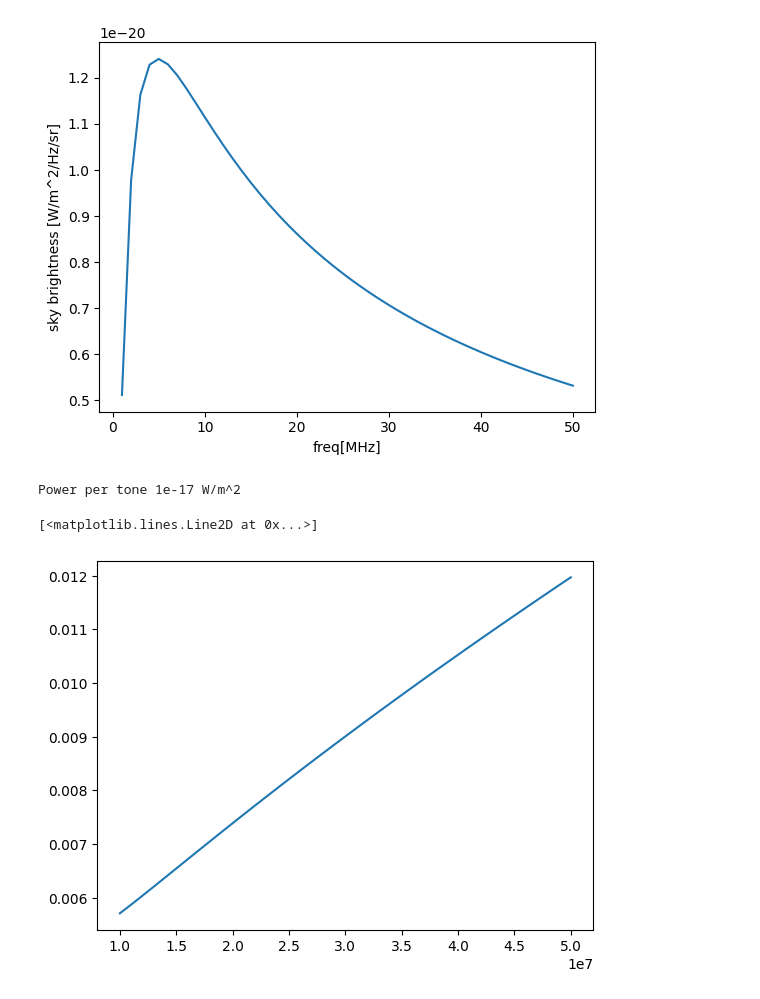
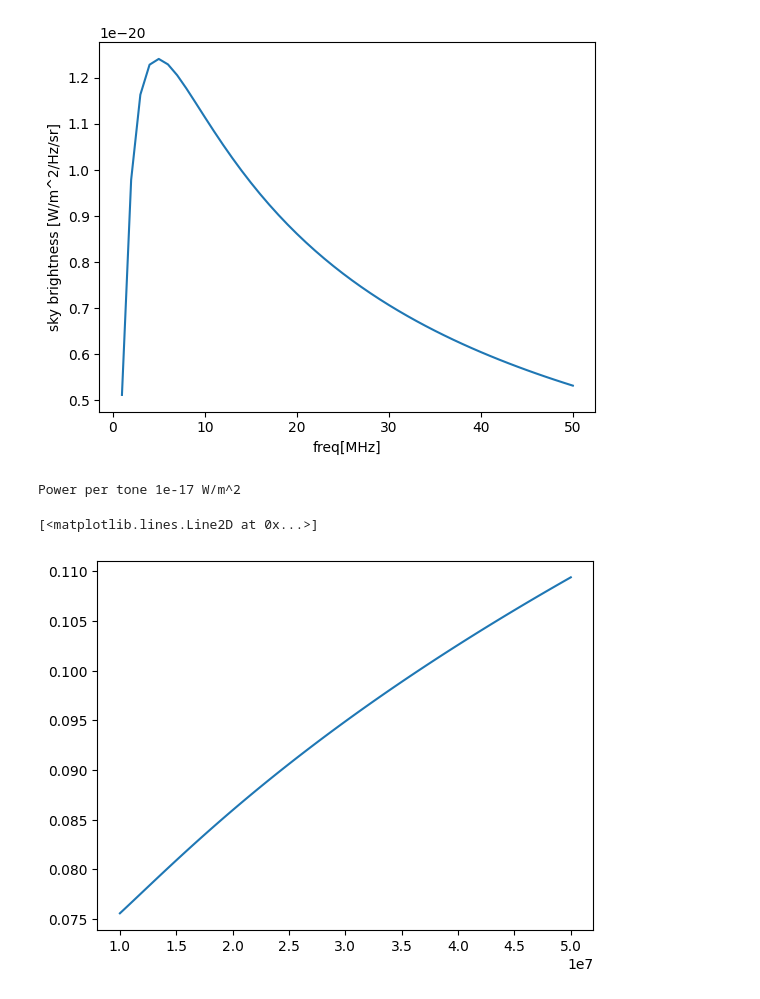
Before and after one commit to lusee-night/notebooks, a Jupyter notebook: calibrator/pfb_detect_ng.ipynb, the cells around one changed output. Saved outputs shown, nothing was run; the diff lists cells and outputs as text; code cells hidden in the pictures.

```diff
--- a/calibrator/pfb_detect_ng.ipynb
+++ b/calibrator/pfb_detect_ng.ipynb
@@ -31,27 +31,27 @@ Text(0, 0.5, 'sky brightness [W/m^2/Hz/sr]')
 # %%
 # define signal and sky signals
 req_level = 1e-22 * 100e3 ## Appendix A requirement W/m^2 /Hz * 100kHz
 
 print ("Power per tone",req_level,'W/m^2')
 
-def signal(freq):
+def signal_rms(freq):
     freq_MHz = freq/1e6
     sf = sky_fraction(freq_MHz)
-    return req_level*sf
+    return np.sqrt(req_level*sf)
 
-def noise(freq):
+def noise_rms(freq):
     freq_MHz = freq/1e6
     channel_width = 25e3 ## 25kHz primary channelization
     sf = sky_fraction(freq_MHz)
     sky_area = 2*np.pi
     sky_signal =  lusee.MonoSkyModels.B_NB(freq_MHz)*sf*channel_width*sky_area
-    return sky_signal
+    return np.sqrt(sky_signal)
 
 freq=np.linspace(10e6,50e6,100)
-plt.plot(freq,signal(freq)/noise(freq))
+plt.plot(freq,signal_rms(freq)/noise_rms(freq))
 #plt.plot(freq,noise(freq))
 # %% [output]
 Power per tone 1e-17 W/m^2
 [<matplotlib.lines.Line2D at 0x...>]
-[figure, old version]
+[figure, new version]
 # %%
```
Also changed, not shown: parts of 4 cells of this notebook.
